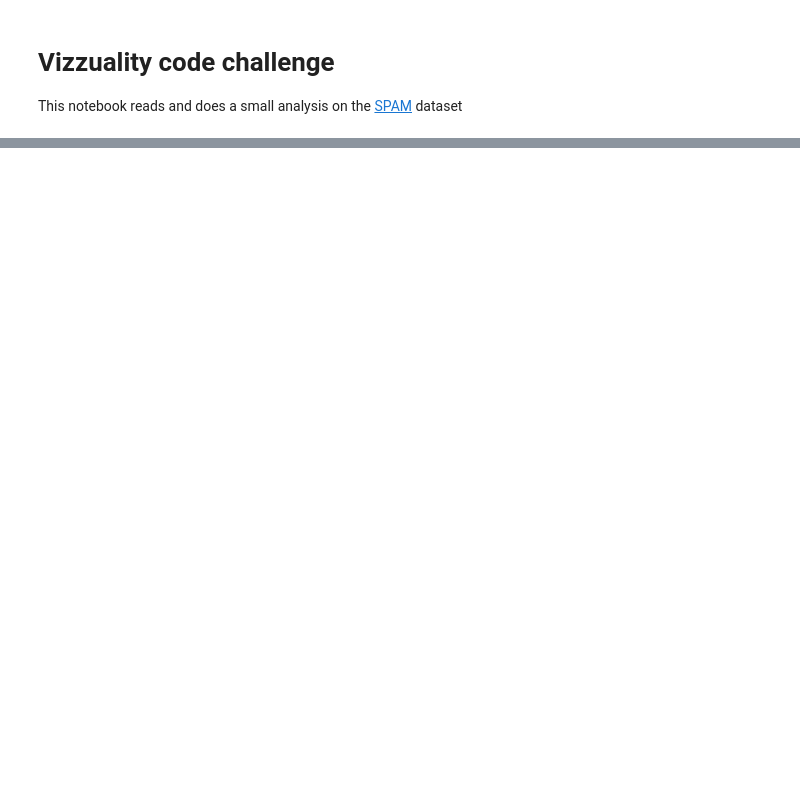
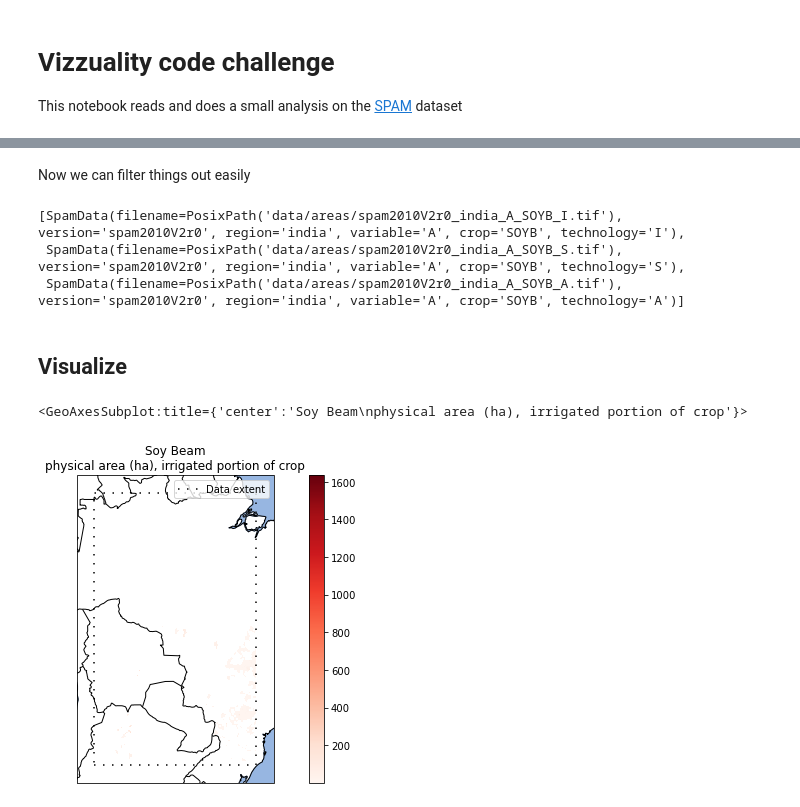
Before and after one commit to BielStela/vizzuality_challenge, a Jupyter notebook: challenge.ipynb, the cells around one changed output, grey strips where cells are left out. Drawn from its saved outputs; the diff is of its cells as text; code cells hidden in the pictures; blank space fills up the shorter version.

```diff
--- a/challenge.ipynb
+++ b/challenge.ipynb
@@ -131,3 +106,0 @@ import matplotlib.pyplot as plt
-# %%
-with rio.open(areas_rasters[0]) as src:
-    box = src.bounds
@@ -148,0 +128,54 @@ with rio.open(areas_rasters[0]) as src:
+# %%
+rasters = [SpamData.from_file(f) for f in rasters]
+# %% [markdown]
+Now we can filter things out easily
+# %%
+[r for r in rasters if r.region == "india"][:3]
+# %% [output]
+[SpamData(filename=PosixPath('data/areas/spam2010V2r0_india_A_SOYB_I.tif'), version='spam2010V2r0', region='india', variable='A', crop='SOYB', technology='I'),
+ SpamData(filename=PosixPath('data/areas/spam2010V2r0_india_A_SOYB_S.tif'), version='spam2010V2r0', region='india', variable='A', crop='SOYB', technology='S'),
+ SpamData(filename=PosixPath('data/areas/spam2010V2r0_india_A_SOYB_A.tif'), version='spam2010V2r0', region='india', variable='A', crop='SOYB', technology='A')]
+# %% [markdown]
+## Visualize
+# %%
+def plot_map_on_ax(ax, raster, areas, proj, **imshow_kwargs):
+    with rio.open(raster.filename, "r") as src:
+            im = src.read(1)
+            extent = rio.plot.plotting_extent(src)
+
+    # get the extent for the base map and add some room to have context
+    x0, x1, y0, y1 = extent
+    x0, x1, y0, y1 = x0-2, x1+2, y0-2, y1+2
+    ax.set_extent([x0, x1, y0, y1], crs=proj)
+
+    # add data extend boundary from areas.geojson
+    areas_ax = areas.to_crs(proj.proj4_init).boundary.plot(ax=ax, linestyle=(0, (1, 5)), color="k", label="Data extent")
+    ax.legend()
+
+    # don't draw pixels with 0 value and no data (-1)
+    im[im <= 0] = np.nan
+    # rasterio.plot.show() doesn't work well when using cartopy
+    # so using the cartopy patched imshow() instead
+    im_ax = ax.imshow(im, transform=proj, extent=extent, **imshow_kwargs)
+    ax.add_feature(cartopy.feature.BORDERS)
+    ax.add_feature(cartopy.feature.COASTLINE)
+    ax.add_feature(cartopy.feature.OCEAN)
+    return im_ax
+
+def plot_spam_data(raster: SpamData):
+
+    fig = plt.figure(figsize=(10, 5))
+    proj = ccrs.PlateCarree() # sets the cartopy map projection
+    ax = fig.add_subplot(111, projection=proj)
+
+    im_ax = plot_map_on_ax(ax, raster, areas, proj, cmap="Reds")
+
+    fig.colorbar(im_ax, ax=ax)
+    ax.set_title(f"Soy Beam\n{raster.get_description()}")
+    plt.tight_layout()
+    return ax
+# %%
+plot_spam_data(rasters[1])
+# %% [output]
+<GeoAxesSubplot:title={'center':'Soy Beam\nphysical area (ha), irrigated portion of crop'}>
+[figure, added]
```
Also changed, not shown: parts of 20 cells of this notebook.
